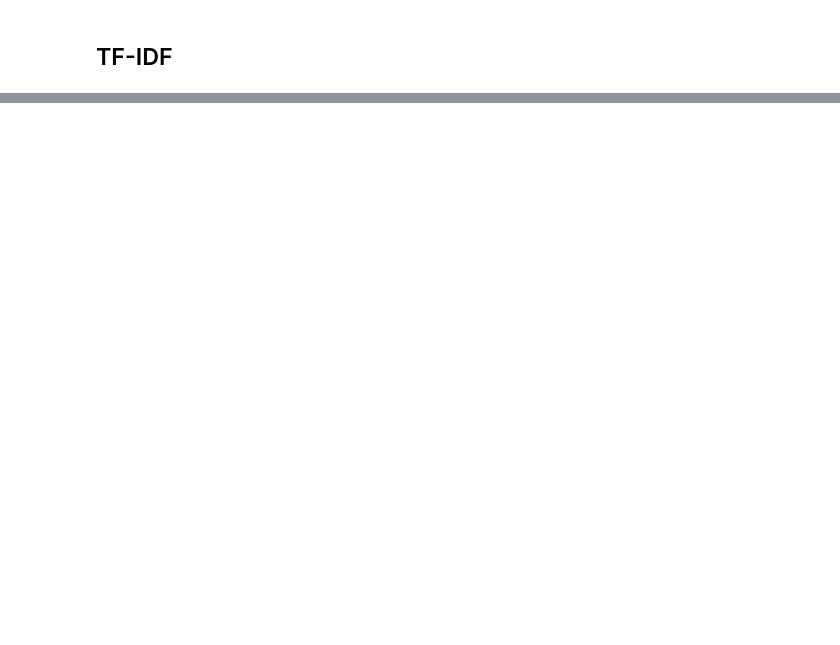
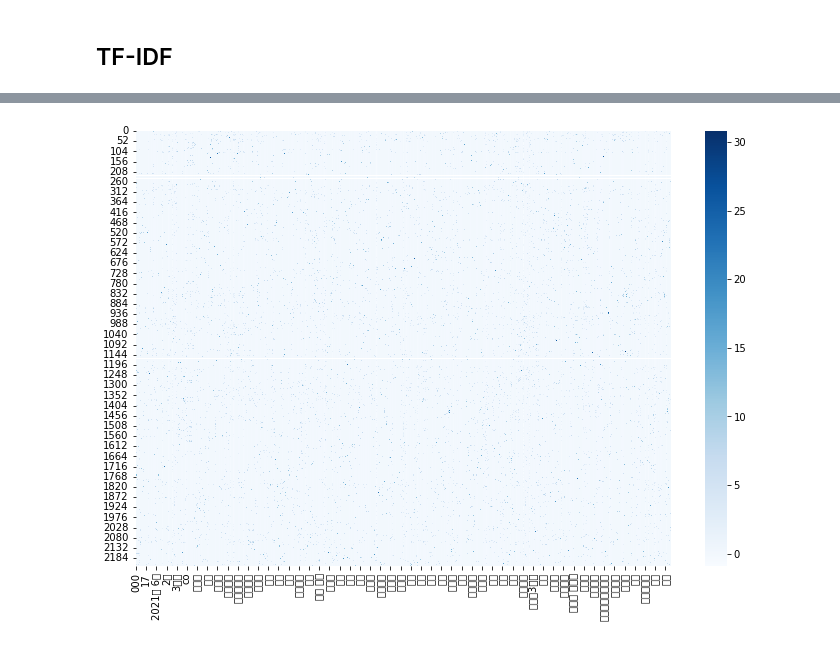
Before and after one commit to sabinleee/Trend-analysis, a Jupyter notebook: Keyphrase/임대차3법/TFIDF_code/TFIDF_news.ipynb, the cells around one changed output, grey strips where cells are left out. Saved outputs shown, nothing was run; the diff lists cells and outputs as text; code cells hidden in the pictures; blank space fills up the shorter version.

```diff
--- a/Keyphrase/임대차3법/TFIDF_code/TFIDF_news.ipynb
+++ b/Keyphrase/임대차3법/TFIDF_code/TFIDF_news.ipynb
@@ -88,0 +92,10 @@ tfidf_news.to_pickle('./tfidf_df/tfidf_news.pkl')
+# %%
+tfidf_news = (tfidf_news - tfidf_news.mean()) / tfidf_news.std()
+
+# visualize
+
+plt.figure(figsize=(12, 8))
+sns.heatmap(tfidf_news, cmap='Blues')
+plt.show()
+# %% [output]
+[figure, added]
```
Also changed, not shown: parts of 8 cells of this notebook, 22 other files.
